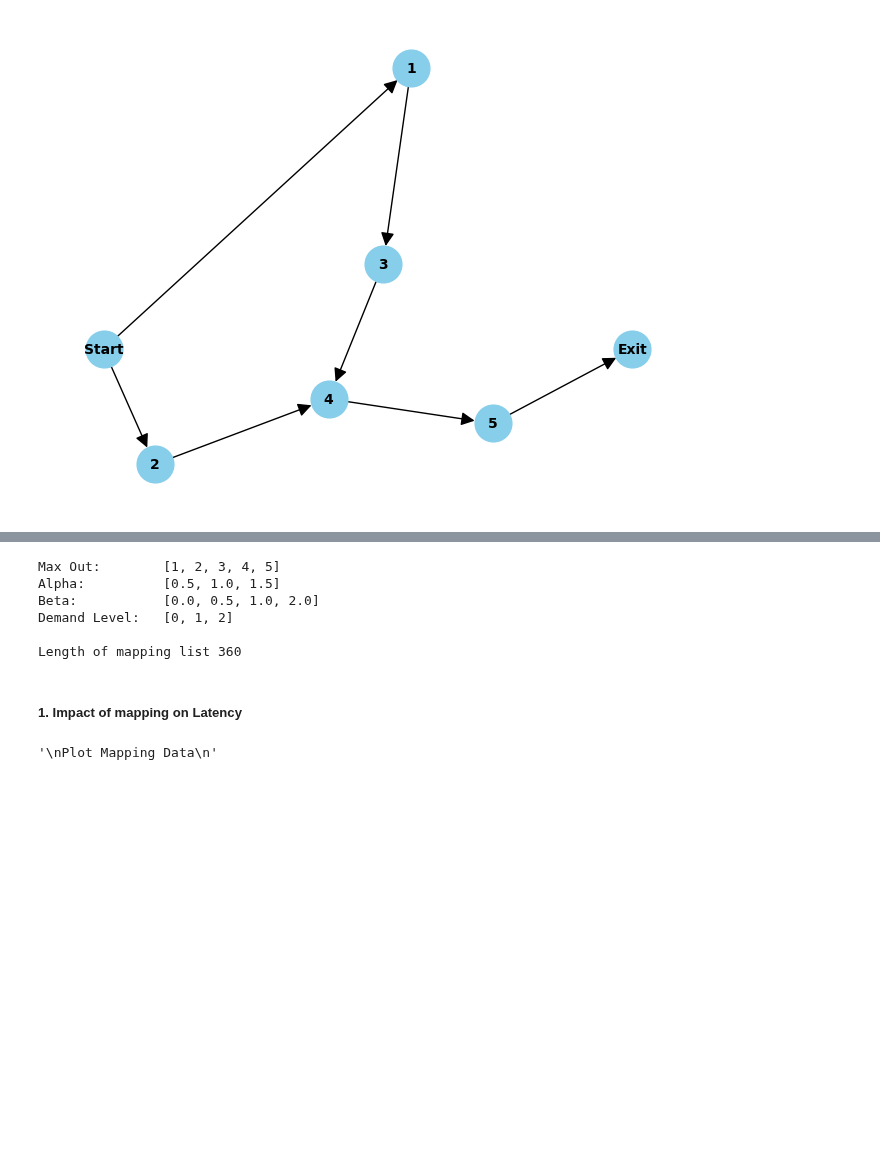
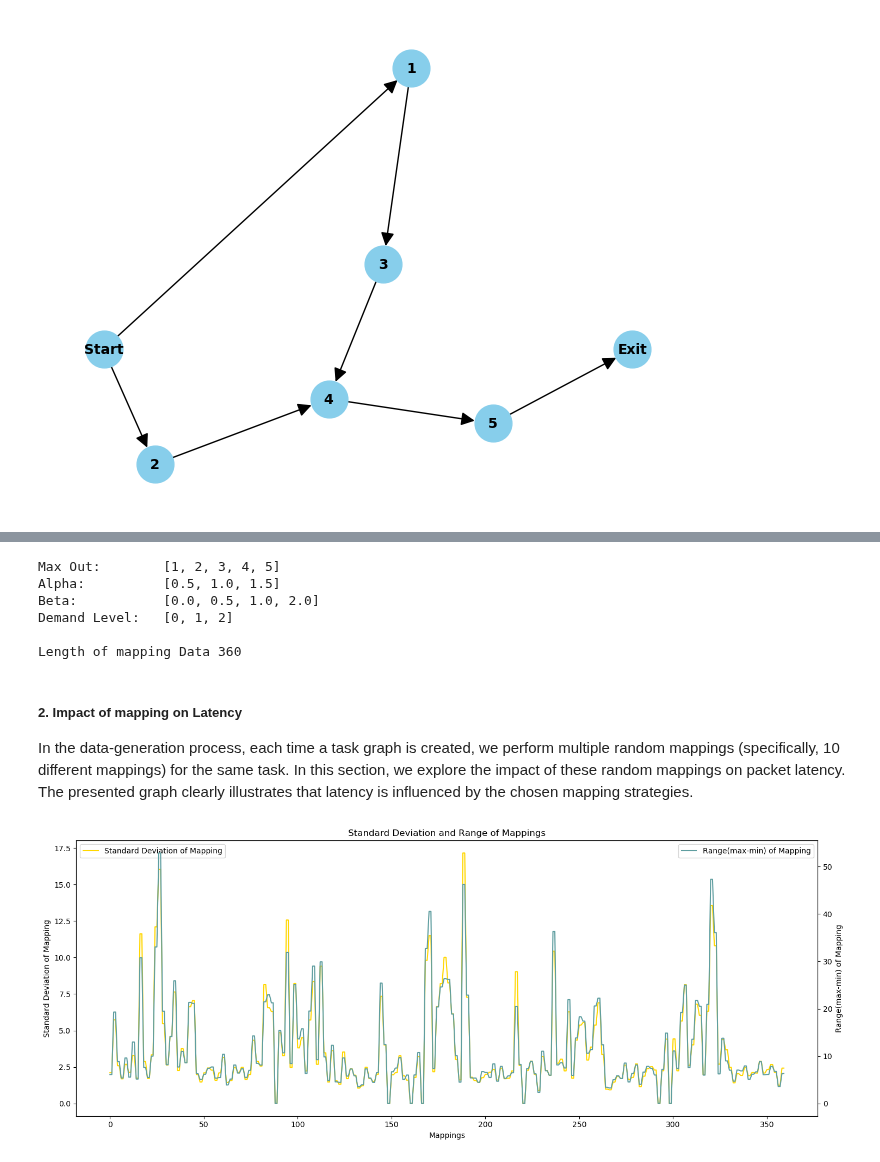
Before and after one commit to faseelmo/noc_latency_predictor, a Jupyter notebook: training_data/data_analysis.ipynb, the cells around one changed output, grey strips where cells are left out. Saved outputs shown, nothing was run; the diff lists cells and outputs as text; code cells hidden in the pictures; blank space fills up the shorter version.

Commit message:
+data analysis

```diff
--- a/training_data/data_analysis.ipynb
+++ b/training_data/data_analysis.ipynb
@@ -56,6 +88,7 @@ data_df = pd.DataFrame(list_of_dict)
 # %%
 """
-Get Latency Distribution from the number of mapping each task has
+Get Latency Distribution from the number of mapping each task has.
+    Given Parameters of the DAG and the demand level, this code will fetch all the mapping and then returns the stats for analysis.
 """
 
 def calculateStats(dataframe, column_names):
@@ -65,43 +98,51 @@ def calculateStats(dataframe, column_names):
         column_std_dev = dataframe[column_name].std()
         column_mean = dataframe[column_name].mean()
         column_median = dataframe[column_name].median()
+        column_max = dataframe[column_name].max()
+        column_min = dataframe[column_name].min()
 
         stats_dict[column_name] = {
             'range': column_range,
             'std': column_std_dev,
             'mean': column_mean,
-            'median': column_median
-
+            'median': column_median,
+            'min' : column_min,
+            'max' : column_max
         }
     return stats_dict
 
-def getStatFromFilteredDF(demand_df, plot=False):
+def plotDualAxis(x, x_label, title, y1, y1_label, y2,  y2_label):
+        fig, ax1 = plt.subplots(figsize=(15, 6))  # Width: 10 inches, Height: 6 inches
 
+        ax1.plot(x, y1, label=y1_label, color='gold')
+        ax1.set_xlabel(x_label)
+        ax1.set_ylabel(y1_label )
+        ax1.tick_params('y' )
+
+        ax2 = ax1.twinx()
+
+        ax2.plot(x, y2, label=y2_label, color='cadetblue')
+        ax2.set_ylabel(y2_label)
+        ax2.tick_params('y')
+
+        ax1.legend(loc='upper left')
+        ax2.legend(loc='upper right')
+
+        plt.title(title)
+        # ax1.grid(True, linestyle='--', alpha=0.7)
+        # ax2.grid(True, linestyle='--', alpha=0.7)
+
+        fig.tight_layout()
+        plt.show()
+
+def getStatFromFilteredDF(demand_df):
     demand_df.reset_index(inplace=True, drop=True)
     demand_df.index += 1
 
     stats = calculateStats(demand_df, ['avg_packet_lat', 'avg_flit_lat'])
-
-    if plot:
-        fig, ax1 = plt.subplots()
-
-        ax1.plot(demand_df.index.to_numpy(), demand_df['avg_packet_lat'].to_numpy(), label='Avg Packet Latency', color='blue')
-        ax1.set_xlabel('Entry')
-        ax1.set_ylabel('Average Packet Latency', color='blue')
-        ax1.tick_params('y', colors='blue')
-
-        ax2 = ax1.twinx()
-
-        ax2.plot(demand_df.index.to_numpy(), demand_df['avg_flit_lat'].to_numpy(), label='Avg Flit Latency', color='green')
-        ax2.set_ylabel('Average Flit Latency', color='green')
-        ax2.tick_params('y', colors='green')
-
-        fig.tight_layout()
-        plt.show()
-
     return stats
 
-def getMapVariation(max_out, alpha, beta, demand_level, plot=False):
+def getMapVariation(max_out, alpha, beta, demand_level):
     filtered_df = data_df.query(f"max_out == {max_out} and alpha == {alpha} and beta == {beta} and demand_level == {demand_level}")
     unique_demand = filtered_df['demand'].apply(tuple).unique() # Returns Unique values of Demand
 
@@ -151,12 +192,19 @@ Alpha:          [0.5, 1.0, 1.5]
 Beta:           [0.0, 0.5, 1.0, 2.0]
 Demand Level:   [0, 1, 2]
 
-Length of mapping list 360
+Length of mapping Data 360
 # %% [markdown]
-##### 1. Impact of mapping on Latency
+##### 2. Impact of mapping on Latency
+
+In the data-generation process, each time a task graph is created, we perform multiple random mappings (specifically, 10 different mappings) for the same task. In this section, we explore the impact of these random mappings on packet latency. The presented graph clearly illustrates that latency is influenced by the chosen mapping strategies.
 # %%
 """
 Plot Mapping Data
 """
+mapping_data_df = pd.DataFrame(mapping_data)
+
+plotDualAxis(mapping_data_df.index.to_numpy(), 'Mappings', 'Standard Deviation and Range of Mappings',
+             mapping_data_df['avg_packet_lat_std'].to_numpy(), 'Standard Deviation of Mapping',
+             mapping_data_df['avg_packet_lat_range'].to_numpy(), 'Range(max-min) of Mapping', )
 # %% [output]
-'\nPlot Mapping Data\n'
+[figure, added]
```
Also changed, not shown: parts of 2 cells of this notebook.
